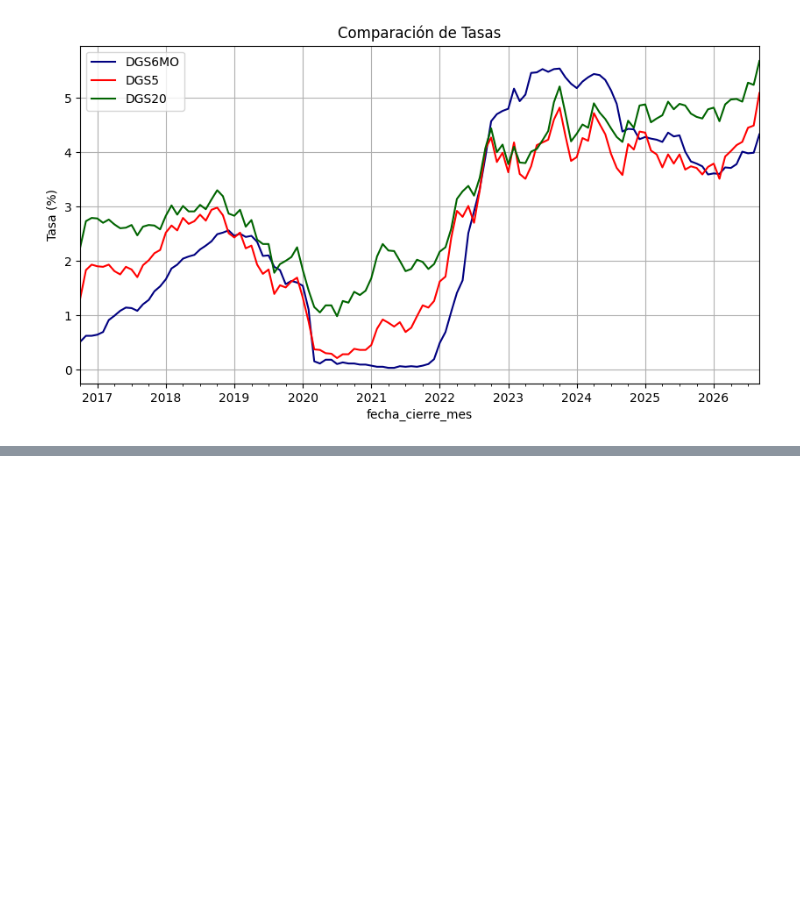
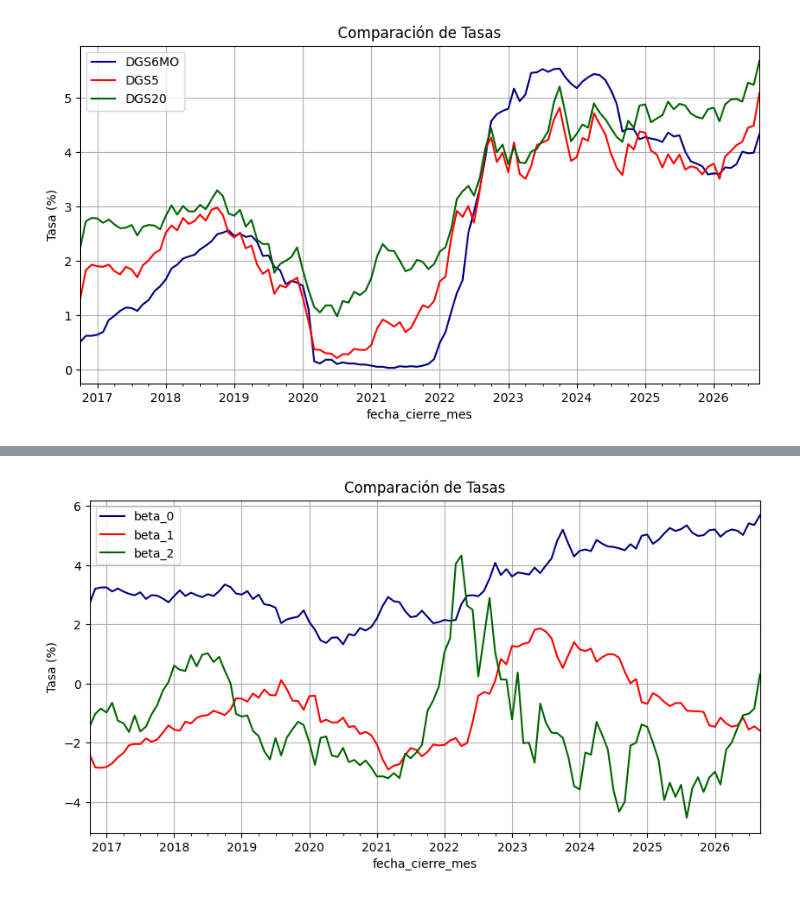
Before and after one commit to jvliouc/Proyecto-Mercados-Financieros, a Jupyter notebook: mmff.ipynb, the cells around one changed output, grey strips where cells are left out. Cells and saved outputs as stored; diff of their text form; code cells hidden in the pictures; blank space fills up the shorter version.

```diff
--- a/mmff.ipynb
+++ b/mmff.ipynb
@@ -108,0 +152,17 @@ array([0.95946702, 0.88479687, 0.78693868, 0.63212056, 0.43233236,
+# %%
+beta_0=[]
+beta_1=[]
+beta_2=[]
+for i in range(len(mensual_df)):
+        y=mensual_df.iloc[i].values
+        X=np.column_stack((X1(tau_optimo),X2(tau_optimo)))
+        X=sm.add_constant(X)
+        modelo=sm.OLS(y,X).fit()
+        beta_0.append(modelo.params[0])
+        beta_1.append(modelo.params[1])
+        beta_2.append(modelo.params[2])
+# %%
+mensual_df_regresores=mensual_df
+mensual_df_regresores["beta_0"]=beta_0
+mensual_df_regresores["beta_1"]=beta_1
+mensual_df_regresores["beta_2"]=beta_2
@@ -108,0 +184,12 @@ array([0.95946702, 0.88479687, 0.78693868, 0.63212056, 0.43233236,
+# %%
+colores=["navy", "red", "darkgreen"]
+mensual_df_regresores[["beta_0","beta_1","beta_2"]].plot(
+    figsize=(10, 5),
+    title="Comparación de Tasas",
+    color=colores)
+plt.ylabel("Tasa (%)")
+plt.legend(loc="upper left")
+plt.grid(True)
+plt.show()
+# %% [output]
+[figure, added]
```
Also changed, not shown: parts of 12 cells of this notebook, 2 other files.
